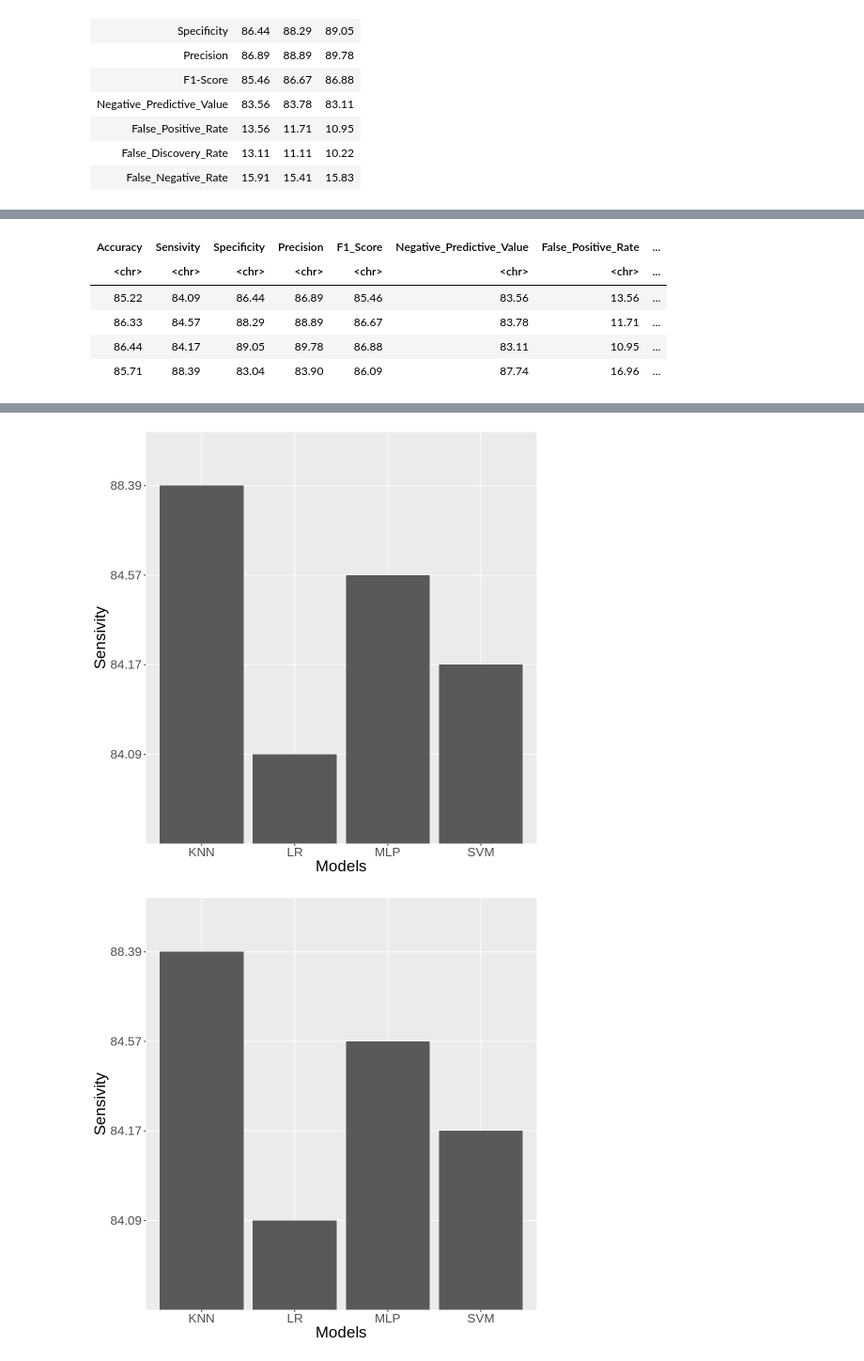
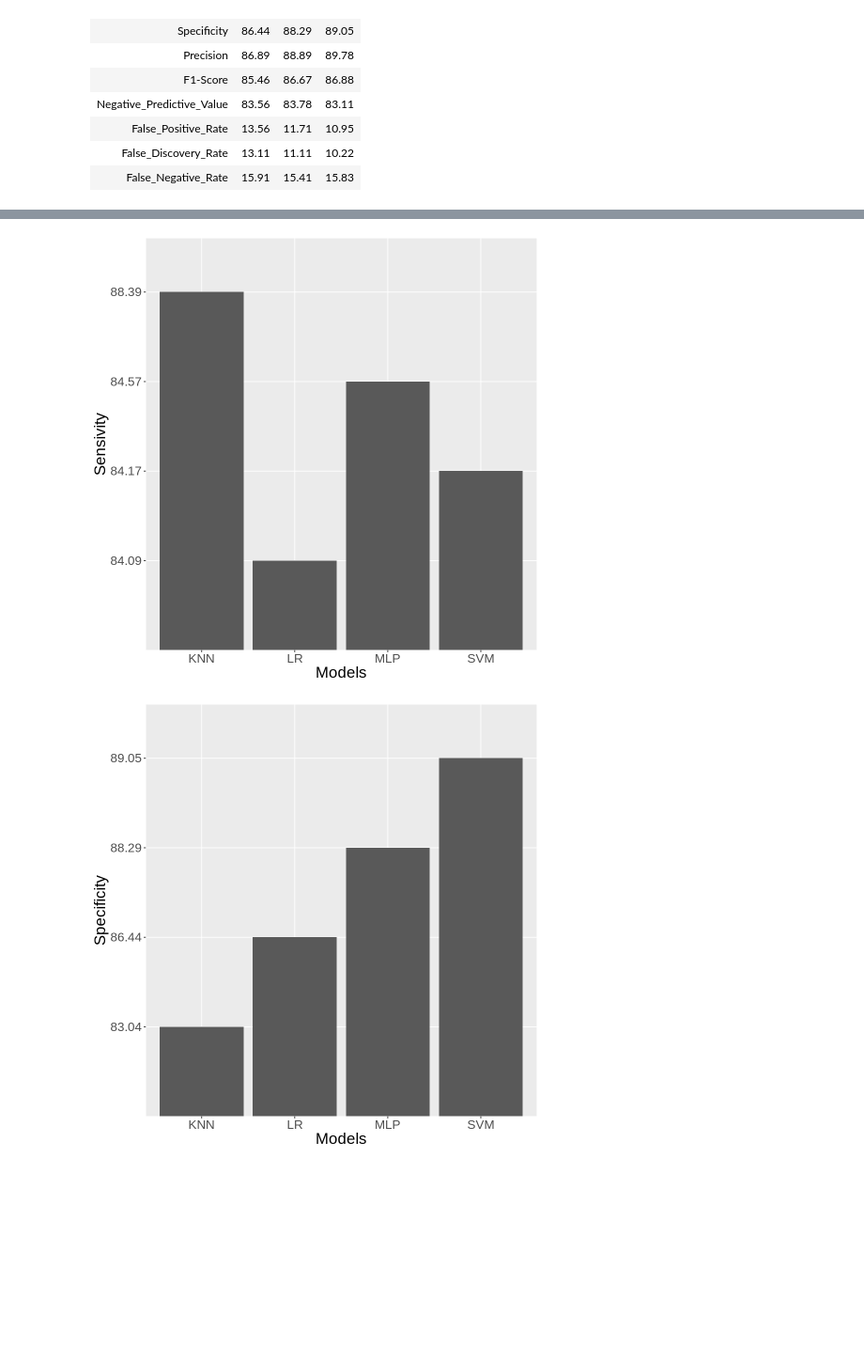
Before and after one commit to dylankim990/DSCI100_Group_1, a Jupyter notebook: MainDataAnalysis.ipynb, the cells around one changed output, grey strips where cells are left out. Shown at 94% size. Drawn from its saved outputs; the diff is of its cells as text; code cells hidden in the pictures; blank space fills up the shorter version.

Commit message:
edited 3 and 4. put all descriptions to every section of codes and visual.

```diff
--- a/MainDataAnalysis.ipynb
+++ b/MainDataAnalysis.ipynb
@@ -233,6 +240,6 @@ ggplot(filtered_raisin_workflow, aes(x = neighbors, y = mean)) +
 # %%
 set.seed(5805)
-raisin_best_spec <- nearest_neighbor(weight_func = "rectangular", neighbors = 16) %>%
+raisin_best_spec <- nearest_neighbor(weight_func = "rectangular", neighbors = 15) %>%
     set_engine("kknn") %>%
     set_mode("classification")
 
@@ -406,15 +405,15 @@ Sensivity_plot
 Specifity_plot <- ggplot(comparison_tidy, aes(x = Models, y = Specificity)) +
     geom_bar(stat = "identity")+
     theme(text = element_text(size = 20))
-Sensivity_plot
+Specifity_plot
 
 Precision_plot <- ggplot(comparison_tidy, aes(x = Models, y = Precision)) +
     geom_bar(stat = "identity")+
     theme(text = element_text(size = 20))
-Sensivity_plot
+Precision_plot
 
 F1_Score_plot <- ggplot(comparison_tidy, aes(x = Models, y = F1_Score)) +
     geom_bar(stat = "identity")+
     theme(text = element_text(size = 20))
-Sensivity_plot
+F1_Score_plot
 # %% [output]
@@ -422,9 +420,3 @@ A data.frame: 4 × 10
-| Accuracy | Sensivity | Specificity | Precision | F1_Score | Negative_Predictive_Value | False_Positive_Rate | ... |
-| <chr> | <chr> | <chr> | <chr> | <chr> | <chr> | <chr> | ... |
-| 85.22 | 84.09 | 86.44 | 86.89 | 85.46 | 83.56 | 13.56 | ... |
-| 86.33 | 84.57 | 88.29 | 88.89 | 86.67 | 83.78 | 11.71 | ... |
-| 86.44 | 84.17 | 89.05 | 89.78 | 86.88 | 83.11 | 10.95 | ... |
-| 85.71 | 88.39 | 83.04 | 83.90 | 86.09 | 87.74 | 16.96 | ... |
 [figure]
 [figure]
-[figure, old version]
+[figure, new version]
```
Also changed, not shown: parts of 17 cells of this notebook.
